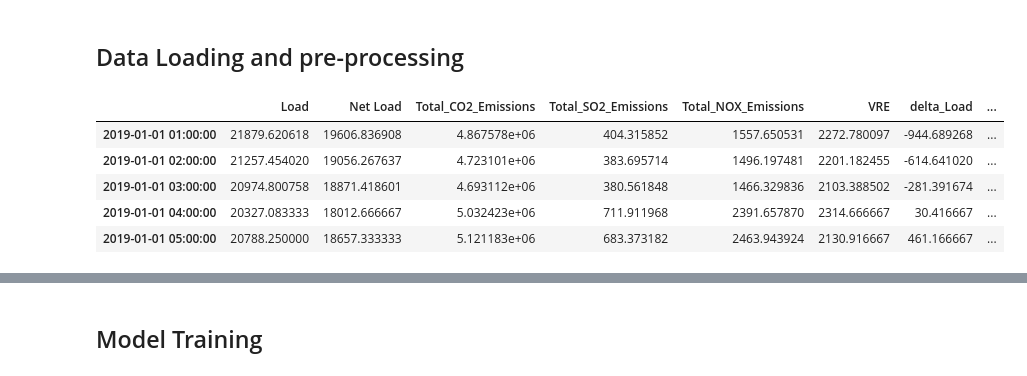
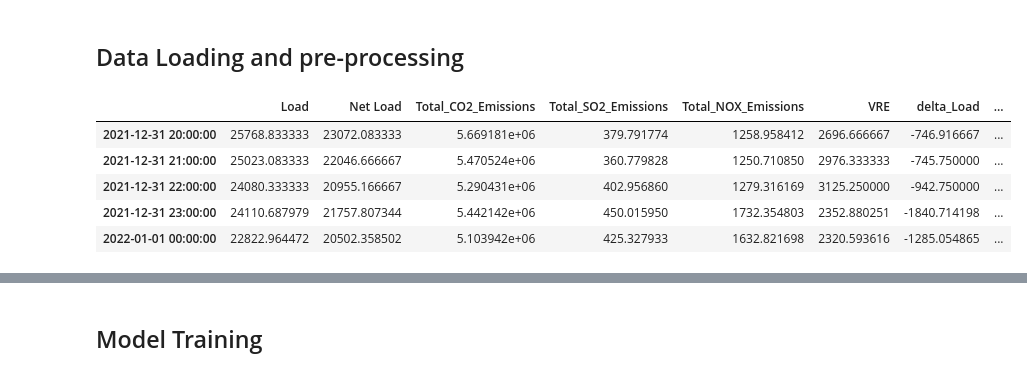
Before and after one commit to S3researchUSC/MEF-Regression, a Jupyter notebook: MLP_MEFs.ipynb, the cells around one changed output, grey strips where cells are left out. Cells and saved outputs as stored; diff of their text form; code cells hidden in the pictures.

```diff
--- a/MLP_MEFs.ipynb
+++ b/MLP_MEFs.ipynb
@@ -70,10 +70,10 @@ CAISO_Data.loc[:,"Hour"] = CAISO_Data.index.hour
 # CAISO_Data.loc[:,"Load_d2"] = [np.nan, np.nan] + list(CAISO_Data.iloc[2:].loc[:,"Load_d1"].values - CAISO_Data.iloc[1:-1].loc[:,"Load_d1"].values)
 # CAISO_Data.loc[:,"VRE_d1"] = [np.nan] + list(CAISO_Data.iloc[1:].loc[:,"VRE"].values - CAISO_Data.iloc[:-1].loc[:,"VRE"].values)
 # CAISO_Data.loc[:,"VRE_d2"] = [np.nan, np.nan] + list(CAISO_Data.iloc[2:].loc[:,"VRE_d1"].values - CAISO_Data.iloc[1:-1].loc[:,"VRE_d1"].values)
-CAISO_Data.loc[:,"Net_Load_d1"] = [np.nan] + list(CAISO_Data.iloc[1:].loc[:,"Net Load"].values - CAISO_Data.iloc[:-1].loc[:,"Net Load"].values)
+#CAISO_Data.loc[:,"Net_Load_d1"] = [np.nan] + list(CAISO_Data.iloc[1:].loc[:,"Net Load"].values - CAISO_Data.iloc[:-1].loc[:,"Net Load"].values)
 # CAISO_Data.loc[:,"Net_Load_d2"] = [np.nan, np.nan] + list(CAISO_Data.iloc[2:].loc[:,"Net_Load_d1"].values - CAISO_Data.iloc[1:-1].loc[:,"Net_Load_d1"].values)
 # # Drop rows that don't have all features
-CAISO_Data = CAISO_Data.iloc[1:]
+#CAISO_Data = CAISO_Data.iloc[1:]
 
 
 num_samples = len(CAISO_Data)
@@ -104,7 +104,7 @@ feature_cols = ['Load', 'VRE', 'Hour', 'Day_of_Year']
 # feature_cols.extend(["delta_Load", "delta_VRE"])
 # feature_cols.extend([f"d_emissions_t-{i}" for i in prev_time_steps])
 # feature_cols.extend([f"Net_load_t-{i}" for i in prev_time_steps])
-feature_cols.extend(["Net_Load_d1"])
+# feature_cols.extend(["Net_Load_d1"])
 
 # specify x and y data #TODO seems like there may be some unnecessary operations here...
 train_x = torch.tensor(CAISO_train[feature_cols].values.astype(np.float32))
@@ -122,14 +122,14 @@ train_x = torch.tensor(scaler.transform(train_x)).to(device)
 val_x = torch.tensor(scaler.transform(val_x)).to(device)
 test_x = torch.tensor(scaler.transform(test_x)).to(device)
 # %%
-CAISO_Data.head()
+CAISO_Data.iloc[-5:]
 # %% [output]
 |  | Load | Net Load | Total_CO2_Emissions | Total_SO2_Emissions | Total_NOX_Emissions | VRE | delta_Load | ... |
-| 2019-01-01 01:00:00 | 21879.620618 | 19606.836908 | 4.867578e+06 | 404.315852 | 1557.650531 | 2272.780097 | -944.689268 | ... |
-| 2019-01-01 02:00:00 | 21257.454020 | 19056.267637 | 4.723101e+06 | 383.695714 | 1496.197481 | 2201.182455 | -614.641020 | ... |
-| 2019-01-01 03:00:00 | 20974.800758 | 18871.418601 | 4.693112e+06 | 380.561848 | 1466.329836 | 2103.388502 | -281.391674 | ... |
-| 2019-01-01 04:00:00 | 20327.083333 | 18012.666667 | 5.032423e+06 | 711.911968 | 2391.657870 | 2314.666667 | 30.416667 | ... |
-| 2019-01-01 05:00:00 | 20788.250000 | 18657.333333 | 5.121183e+06 | 683.373182 | 2463.943924 | 2130.916667 | 461.166667 | ... |
+| 2021-12-31 20:00:00 | 25768.833333 | 23072.083333 | 5.669181e+06 | 379.791774 | 1258.958412 | 2696.666667 | -746.916667 | ... |
+| 2021-12-31 21:00:00 | 25023.083333 | 22046.666667 | 5.470524e+06 | 360.779828 | 1250.710850 | 2976.333333 | -745.750000 | ... |
+| 2021-12-31 22:00:00 | 24080.333333 | 20955.166667 | 5.290431e+06 | 402.956860 | 1279.316169 | 3125.250000 | -942.750000 | ... |
+| 2021-12-31 23:00:00 | 24110.687979 | 21757.807344 | 5.442142e+06 | 450.015950 | 1732.354803 | 2352.880251 | -1840.714198 | ... |
+| 2022-01-01 00:00:00 | 22822.964472 | 20502.358502 | 5.103942e+06 | 425.327933 | 1632.821698 | 2320.593616 | -1285.054865 | ... |
 # %%
 train_x.shape
 # %% [output]
```
Also changed, not shown: parts of 15 cells of this notebook, 1 other file.
